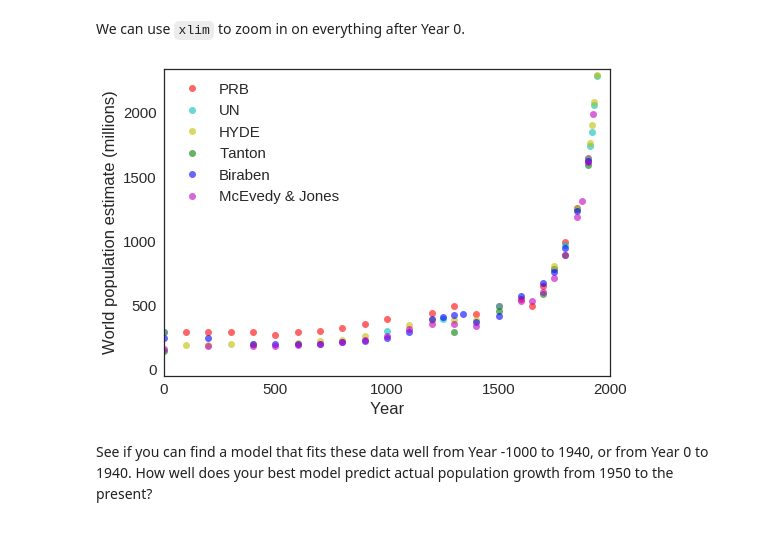
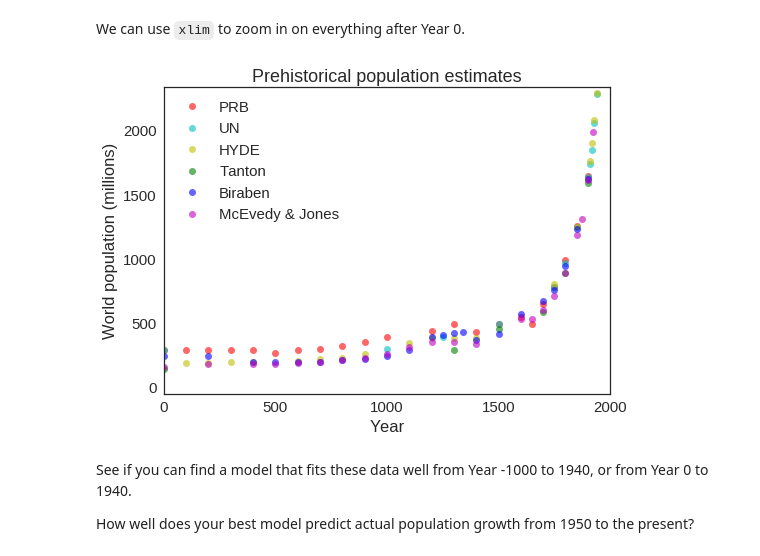
Before and after one commit to AllenDowney/ModSimPy, a Jupyter notebook: code/chap03soln.ipynb, the cells around one changed output. Drawn from its saved outputs; the diff is of its cells as text; code cells hidden in the pictures.

```diff
--- a/code/chap03soln.ipynb
+++ b/code/chap03soln.ipynb
@@ -745,9 +749,12 @@ We can use `xlim` to zoom in on everything after Year 0.
 # %%
 newfig()
 plot_prehistory(table1)
 decorate(xlim=[0, 2000], xlabel='Year',
-         ylabel='World population estimate (millions)')
+         ylabel='World population (millions)',
+         title='Prehistorical population estimates')
 # %% [output]
-[figure, old version]
+[figure, new version]
 # %% [markdown]
-See if you can find a model that fits these data well from Year -1000 to 1940, or from Year 0 to 1940.  How well does your best model predict actual population growth from 1950 to the present?
+See if you can find a model that fits these data well from Year -1000 to 1940, or from Year 0 to 1940.
+
+How well does your best model predict actual population growth from 1950 to the present?
```
Also changed, not shown: parts of 7 cells of this notebook, 1 other file.
